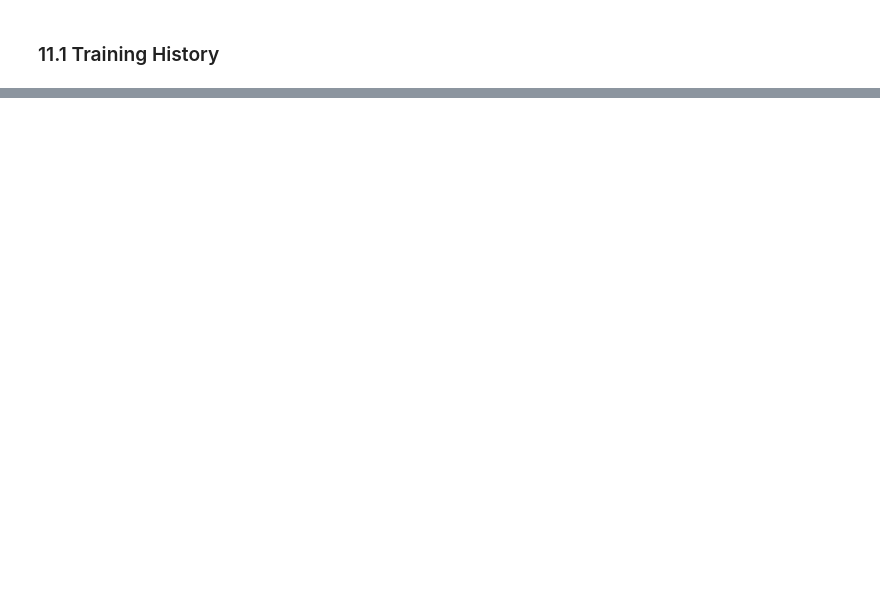
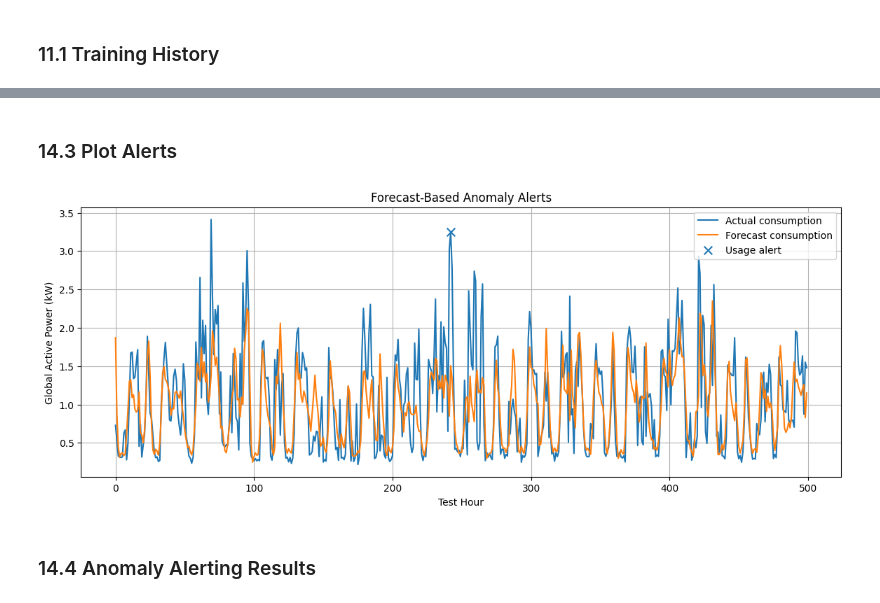
Before and after one commit to OmarGomaa27/EE5644-Assignments, a Jupyter notebook: Household Energy Consumption Forecasting/household_energy_forecasting.ipynb, the cells around one changed output, grey strips where cells are left out. Drawn from its saved outputs; the diff is of its cells as text; code cells hidden in the pictures; blank space fills up the shorter version.

Commit message:
finishing up household energy forecasting

```diff
--- a/Household Energy Consumption Forecasting/household_energy_forecasting.ipynb
+++ b/Household Energy Consumption Forecasting/household_energy_forecasting.ipynb
@@ -725,0 +970,8 @@ plt.show()
+# %%
+# Generate 24-hour forecasts for the complete test set
+y_pred_scaled = model.predict(
+    X_test,
+    verbose=1
+)
+
+print("Prediction shape:", y_pred_scaled.shape)
@@ -725,0 +1241,40 @@ plt.show()
+# %% [markdown]
+### 14.3 Plot Alerts
+# %%
+# Display a manageable portion of the test sequence
+plot_hours = 500
+
+plt.figure(figsize=(14, 5))
+
+plt.plot(
+    test_actual_hourly[:plot_hours],
+    label="Actual consumption"
+)
+
+plt.plot(
+    test_pred_hourly[:plot_hours],
+    label="Forecast consumption"
+)
+
+alert_indices = np.where(
+    alert_flags[:plot_hours]
+)[0]
+
+plt.scatter(
+    alert_indices,
+    test_actual_hourly[:plot_hours][alert_indices],
+    marker="x",
+    s=70,
+    label="Usage alert"
+)
+
+plt.xlabel("Test Hour")
+plt.ylabel("Global Active Power (kW)")
+plt.title("Forecast-Based Anomaly Alerts")
+plt.legend()
+plt.grid(True)
+plt.show()
+# %% [output]
+[figure, added]
+# %% [markdown]
+### 14.4 Anomaly Alerting Results
```
Also changed, not shown: parts of 54 cells of this notebook, 3 other files.
